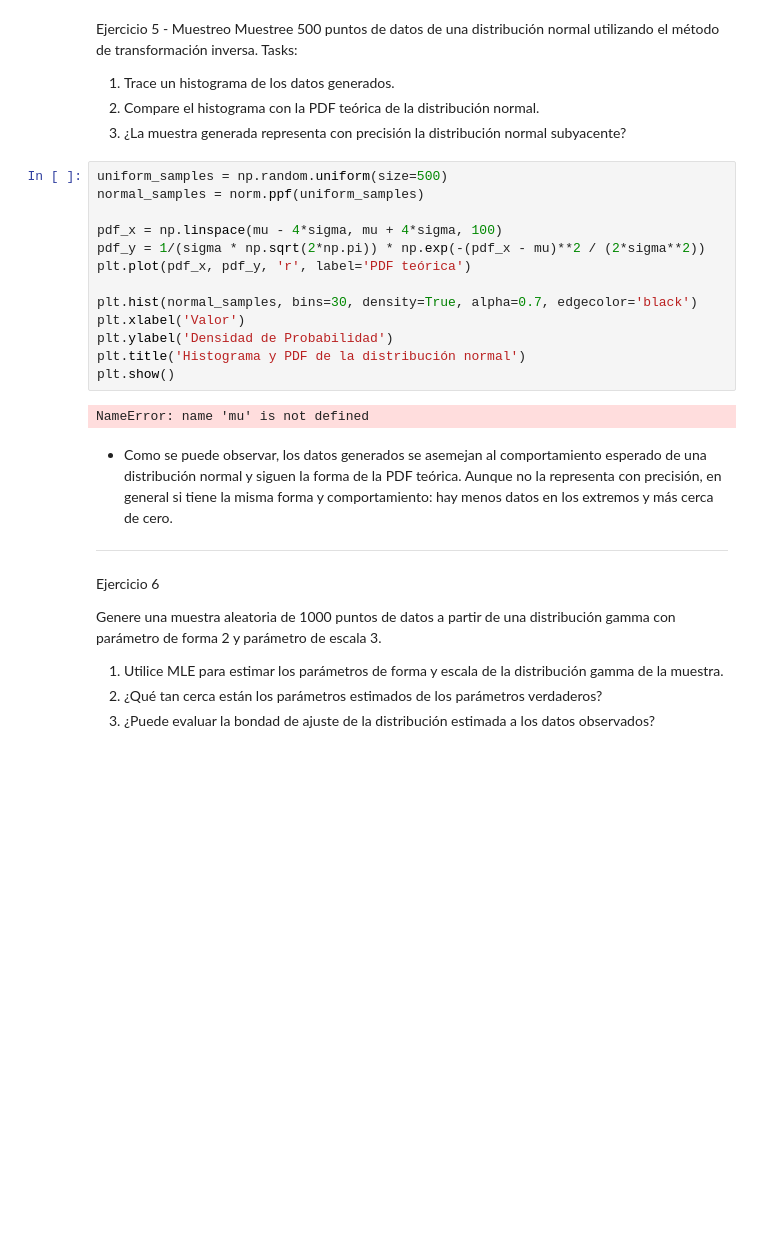
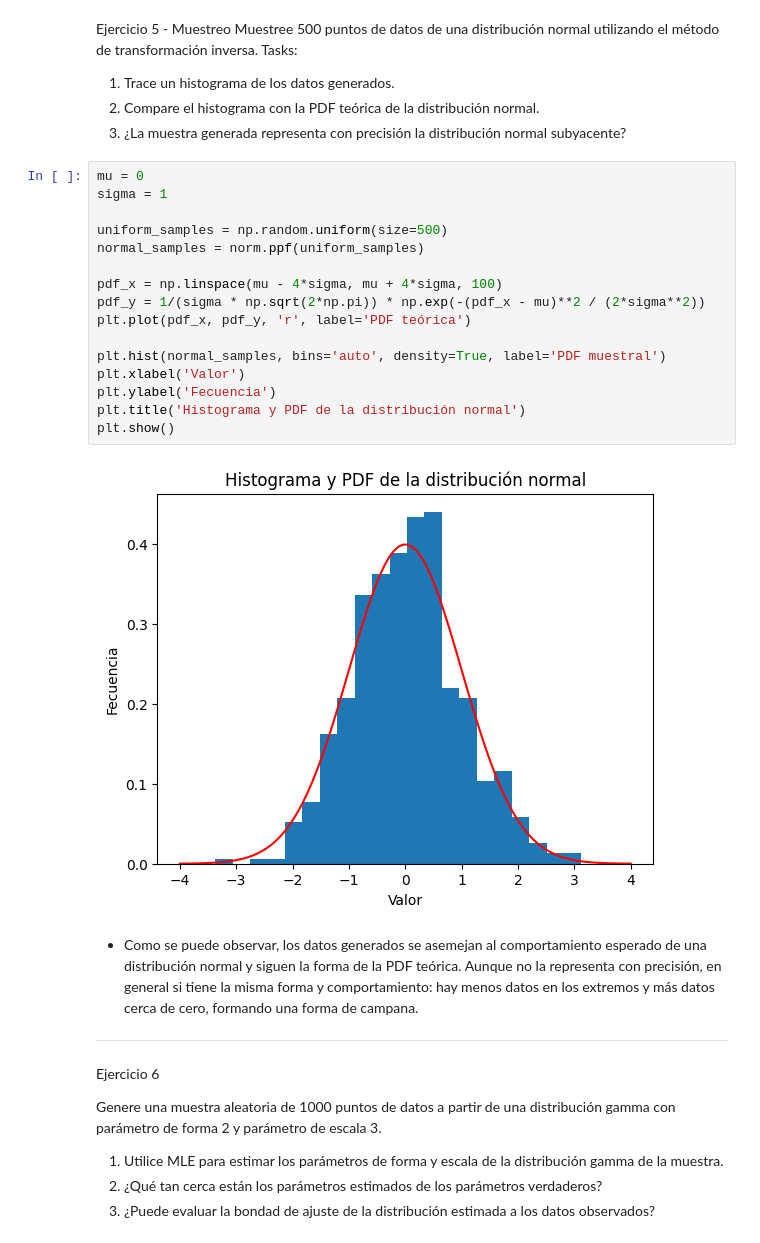
Before and after one commit to 20Candy/Lab1_Simulacion, a Jupyter notebook: main.ipynb, the cells around one changed output. Cells and saved outputs as stored; diff of their text form; blank space fills up the shorter version.

```diff
--- a/main.ipynb
+++ b/main.ipynb
@@ -170,22 +169,25 @@ Tasks:
 2. Compare el histograma con la PDF teórica de la distribución normal.
 3. ¿La muestra generada representa con precisión la distribución normal subyacente?
 # %%
+mu = 0
+sigma = 1
+
 uniform_samples = np.random.uniform(size=500)
 normal_samples = norm.ppf(uniform_samples)
 
 pdf_x = np.linspace(mu - 4*sigma, mu + 4*sigma, 100)
 pdf_y = 1/(sigma * np.sqrt(2*np.pi)) * np.exp(-(pdf_x - mu)**2 / (2*sigma**2))
 plt.plot(pdf_x, pdf_y, 'r', label='PDF teórica')
 
-plt.hist(normal_samples, bins=30, density=True, alpha=0.7, edgecolor='black')
+plt.hist(normal_samples, bins='auto', density=True, label='PDF muestral')
 plt.xlabel('Valor')
-plt.ylabel('Densidad de Probabilidad')
+plt.ylabel('Fecuencia')
 plt.title('Histograma y PDF de la distribución normal')
 plt.show()
 # %% [output]
-NameError: name 'mu' is not defined
+[figure, added]
 # %% [markdown]
-- Como se puede observar, los datos generados se asemejan al comportamiento esperado de una distribución normal y siguen la forma de la PDF teórica. Aunque no la representa con precisión, en general si tiene la misma forma y comportamiento: hay menos datos en los extremos y más cerca de cero.
+- Como se puede observar, los datos generados se asemejan al comportamiento esperado de una distribución normal y siguen la forma de la PDF teórica. Aunque no la representa con precisión, en general si tiene la misma forma y comportamiento: hay menos datos en los extremos y más datos cerca de cero, formando una forma de campana.
 _____________________________________________________________________
 # %% [markdown]
 Ejercicio 6
```
Also changed, not shown: parts of 17 cells of this notebook.
